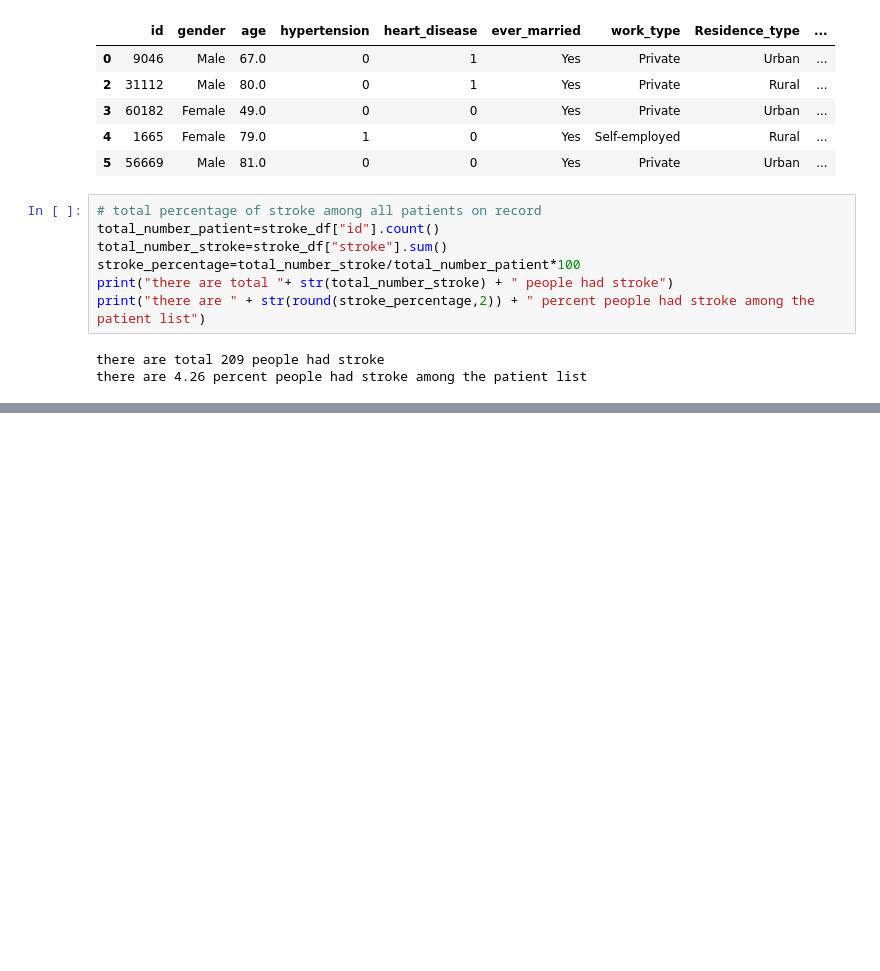
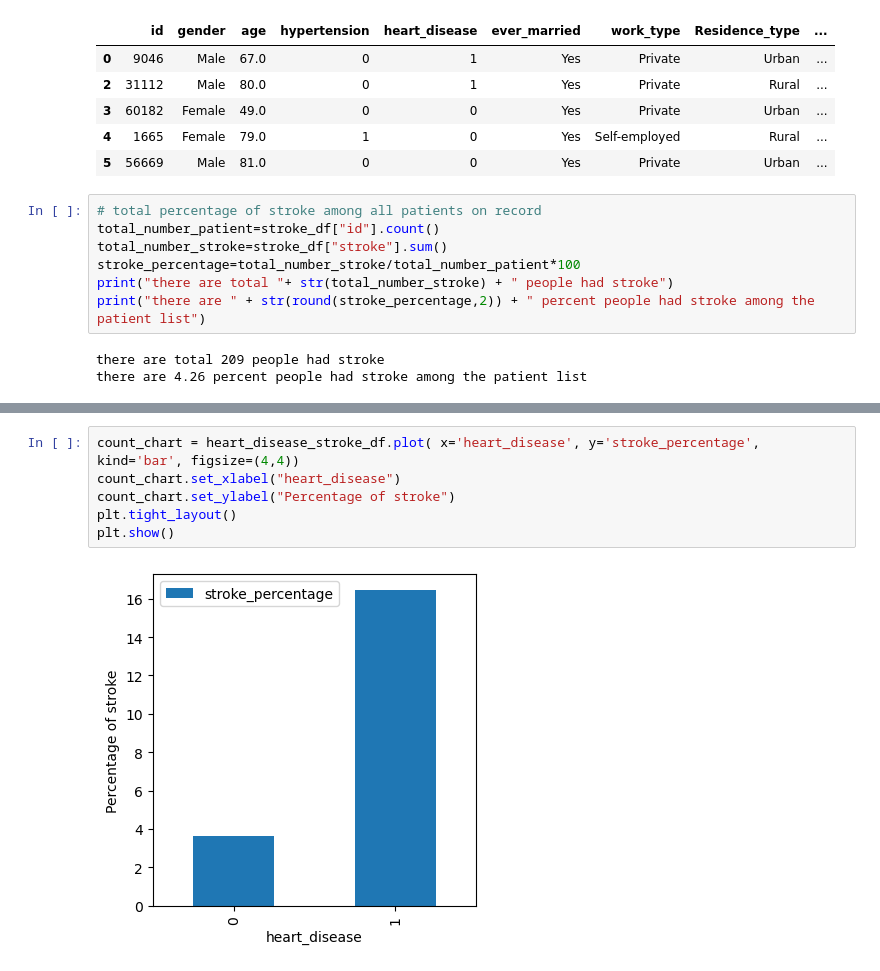
Before and after one commit to guanganalytics/Project4, a Jupyter notebook: stroke.ipynb, the cells around one changed output, grey strips where cells are left out. Drawn from its saved outputs; the diff is of its cells as text; blank space fills up the shorter version.

```diff
--- a/stroke.ipynb
+++ b/stroke.ipynb
@@ -209,0 +156,8 @@ smoking_status_stroke_df
+# %%
+count_chart = heart_disease_stroke_df.plot( x='heart_disease', y='stroke_percentage', kind='bar', figsize=(4,4))
+count_chart.set_xlabel("heart_disease")
+count_chart.set_ylabel("Percentage of stroke")
+plt.tight_layout()
+plt.show()
+# %% [output]
+[figure, added]
```
Also changed, not shown: parts of 63 cells of this notebook.
